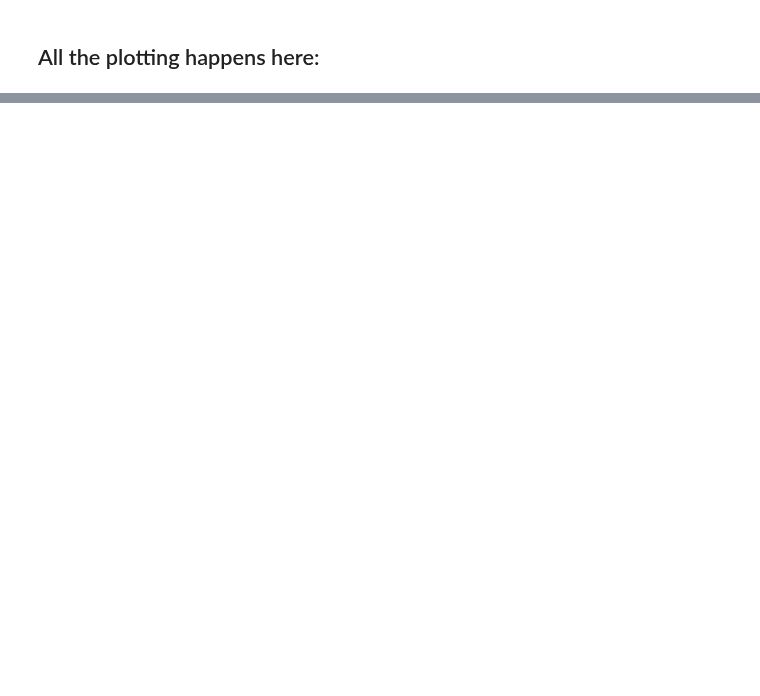
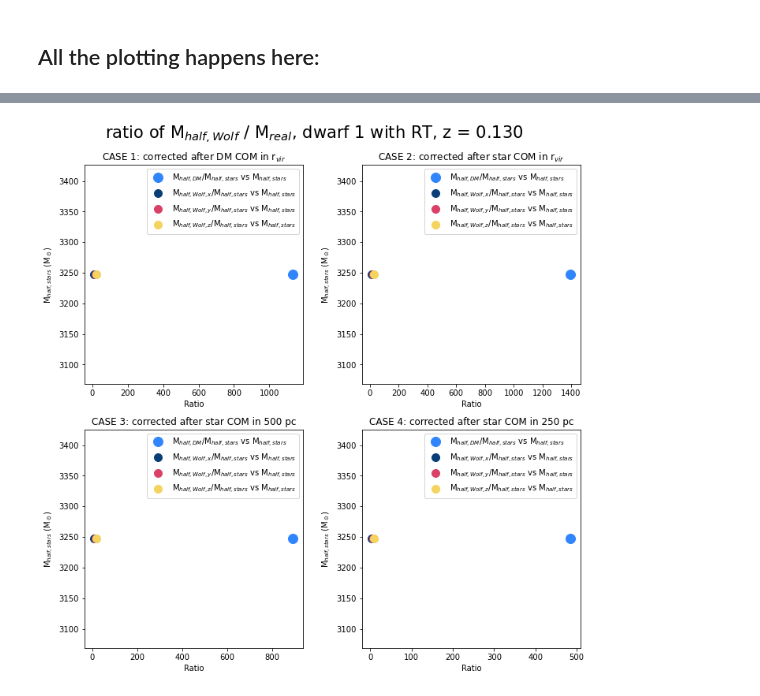
Before and after one commit to nguyenbinh1612/Binh_UFD, a Jupyter notebook: velocity analysis/velocity analysis.ipynb, the cells around one changed output, grey strips where cells are left out. Cells and saved outputs as stored; diff of their text form; code cells hidden in the pictures; blank space fills up the shorter version.

```diff
--- a/velocity analysis/velocity analysis.ipynb
+++ b/velocity analysis/velocity analysis.ipynb
@@ -248,3 +390,12 @@ Success!
+# %%
+# Finally, find the ratio between the Wolf mass estimate and the dynamical mass at r_half.
+
+stdev_at_rhalf_x4, M_real4, M_wolf_x4 = analyze.Wolf_mass_at_rhalf(vx_star_250pc, star_mass_290, \
+                                              bin_size, r_star_case4, r_dm_290, radius_array)
+stdev_at_rhalf_y4, M_real4, M_wolf_y4 = analyze.Wolf_mass_at_rhalf(vy_star_250pc, star_mass_290, \
+                                              bin_size, r_star_case4, r_dm_290, radius_array)
+stdev_at_rhalf_z4, M_real4, M_wolf_z4 = analyze.Wolf_mass_at_rhalf(vz_star_250pc, star_mass_290, \
+                                              bin_size, r_star_case4, r_dm_290, radius_array)
 # %% [markdown]
 ## All the plotting happens here:
 # %%
@@ -335,0 +513,64 @@ plt.show()
+# %%
+fig, (ax) = plt.subplots(2, 2, figsize=[10, 10])
+
+# Plotting case 1:
+ax[0,0].plot(M_real1 / M_half1, M_half1, 'o', color='#3185FC', markersize=12, \
+         label='M$_{half,DM}$/M$_{half,stars}$ vs M$_{half,stars}$')
+ax[0,0].plot(M_wolf_x1 / M_half1, M_half1, 'o', color='#083D77', markersize=10, \
+         label='M$_{half,Wolf,x}$/M$_{half,stars}$ vs M$_{half,stars}$')
+ax[0,0].plot(M_wolf_y1 / M_half1, M_half1, 'o', color='#DA4167', markersize=10, \
+         label='M$_{half,Wolf,y}$/M$_{half,stars}$ vs M$_{half,stars}$')
+ax[0,0].plot(M_wolf_z1 / M_half1, M_half1, 'o', color='#F4D35E', markersize=10, \
+         label='M$_{half,Wolf,z}$/M$_{half,stars}$ vs M$_{half,stars}$')
+ax[0,0].set(xlabel='Ratio', ylabel='M$_{half,stars}$ (M$_\odot$)')
+ax[0,0].legend(loc='upper right')
+ax[0,0].set_box_aspect(1)
+ax[0,0].set_title('CASE 1: corrected after DM COM in r$_{vir}$')
+
+# Plotting case 2:
+ax[0,1].plot(M_real2 / M_half2, M_half2, 'o', color='#3185FC', markersize=12, \
+         label='M$_{half,DM}$/M$_{half,stars}$ vs M$_{half,stars}$')
+ax[0,1].plot(M_wolf_x2 / M_half2, M_half2, 'o', color='#083D77', markersize=10, \
+         label='M$_{half,Wolf,x}$/M$_{half,stars}$ vs M$_{half,stars}$')
+ax[0,1].plot(M_wolf_y2 / M_half2, M_half2, 'o', color='#DA4167', markersize=10, \
+         label='M$_{half,Wolf,y}$/M$_{half,stars}$ vs M$_{half,stars}$')
+ax[0,1].plot(M_wolf_z2 / M_half2, M_half2, 'o', color='#F4D35E', markersize=10, \
+         label='M$_{half,Wolf,z}$/M$_{half,stars}$ vs M$_{half,stars}$')
+ax[0,1].set(xlabel='Ratio', ylabel='M$_{half,stars}$ (M$_\odot$)')
+ax[0,1].legend(loc='upper right')
+ax[0,1].set_box_aspect(1)
+ax[0,1].set_title('CASE 2: corrected after star COM in r$_{vir}$')
+
+# Plotting case 3:
+ax[1,0].plot(M_real3 / M_half3, M_half3, 'o', color='#3185FC', markersize=12, \
+         label='M$_{half,DM}$/M$_{half,stars}$ vs M$_{half,stars}$')
+ax[1,0].plot(M_wolf_x3 / M_half3, M_half3, 'o', color='#083D77', markersize=10, \
+         label='M$_{half,Wolf,x}$/M$_{half,stars}$ vs M$_{half,stars}$')
+ax[1,0].plot(M_wolf_y3 / M_half3, M_half3, 'o', color='#DA4167', markersize=10, \
+         label='M$_{half,Wolf,y}$/M$_{half,stars}$ vs M$_{half,stars}$')
+ax[1,0].plot(M_wolf_z3 / M_half3, M_half3, 'o', color='#F4D35E', markersize=10, \
+         label='M$_{half,Wolf,z}$/M$_{half,stars}$ vs M$_{half,stars}$')
+ax[1,0].set(xlabel='Ratio', ylabel='M$_{half,stars}$ (M$_\odot$)')
+ax[1,0].legend(loc='upper right')
+ax[1,0].set_box_aspect(1)
+ax[1,0].set_title('CASE 3: corrected after star COM in 500 pc')
+
+# Plotting case 4:
+ax[1,1].plot(M_real4 / M_half4, M_half4, 'o', color='#3185FC', markersize=12, \
+         label='M$_{half,DM}$/M$_{half,stars}$ vs M$_{half,stars}$')
+ax[1,1].plot(M_wolf_x4 / M_half4, M_half4, 'o', color='#083D77', markersize=10, \
+         label='M$_{half,Wolf,x}$/M$_{half,stars}$ vs M$_{half,stars}$')
+ax[1,1].plot(M_wolf_y4 / M_half4, M_half4, 'o', color='#DA4167', markersize=10, \
+         label='M$_{half,Wolf,y}$/M$_{half,stars}$ vs M$_{half,stars}$')
+ax[1,1].plot(M_wolf_z4 / M_half4, M_half4, 'o', color='#F4D35E', markersize=10, \
+         label='M$_{half,Wolf,z}$/M$_{half,stars}$ vs M$_{half,stars}$')
+ax[1,1].set(xlabel='Ratio', ylabel='M$_{half,stars}$ (M$_\odot$)')
+ax[1,1].legend(loc='upper right')
+ax[1,1].set_box_aspect(1)
+ax[1,1].set_title('CASE 4: corrected after star COM in 250 pc')
+
+plt.suptitle('ratio of M$_{half,Wolf}$ / M$_{real}$, dwarf 1 with RT, z = 0.130', fontsize=21)
+plt.tight_layout()
+plt.show()
+# %% [output]
+[figure, added]
```
Also changed, not shown: parts of 11 cells of this notebook.
